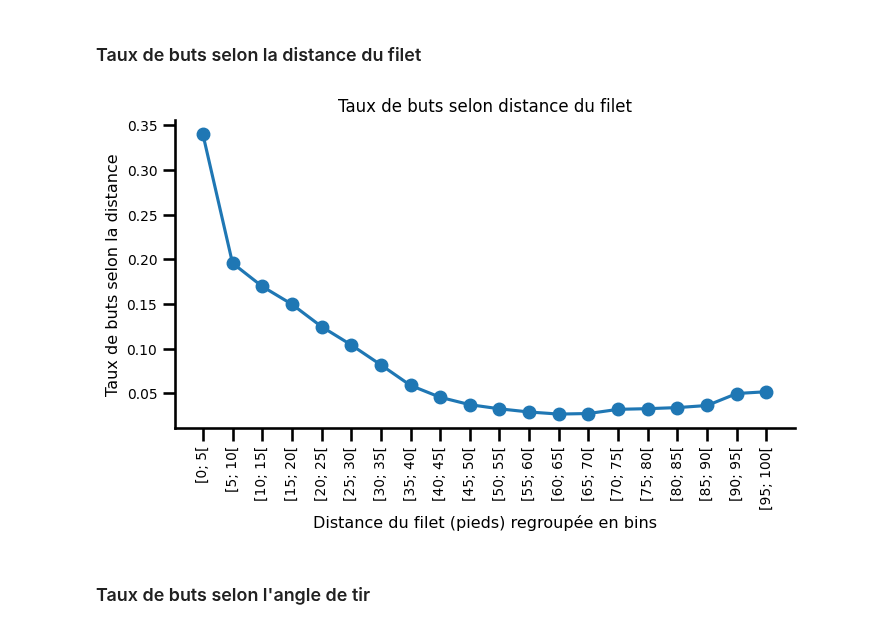
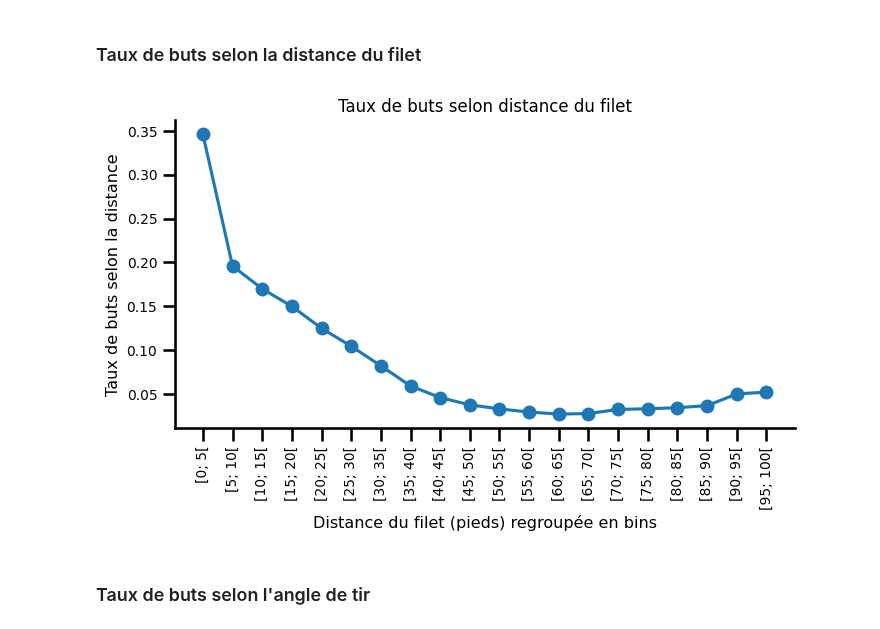
Before and after one commit to mathieupelo/ift6758-A08, a Jupyter notebook: notebooks/visualisation.ipynb, the cells around one changed output. Saved outputs shown, nothing was run; the diff lists cells and outputs as text; code cells hidden in the pictures.

```diff
--- a/notebooks/visualisation.ipynb
+++ b/notebooks/visualisation.ipynb
@@ -113,9 +113,9 @@ visualisation.hist_shots_goals_feature(data2, 'angle_goal', 'log', True)
 # %% [markdown]
 ### Taux de buts selon la distance du filet
 # %%
-visualisation.goal_rate(data2, 'distance_goal', 0, 101, 5, True)
+visualisation.goal_rate(data2, 'shot_distance', 0, 101, 5, True)
 # %% [output]
-[figure, old version]
+[figure, new version]
 # %% [markdown]
 ### Taux de buts selon l'angle de tir
 # %%
```
Also changed, not shown: parts of 8 cells of this notebook.
